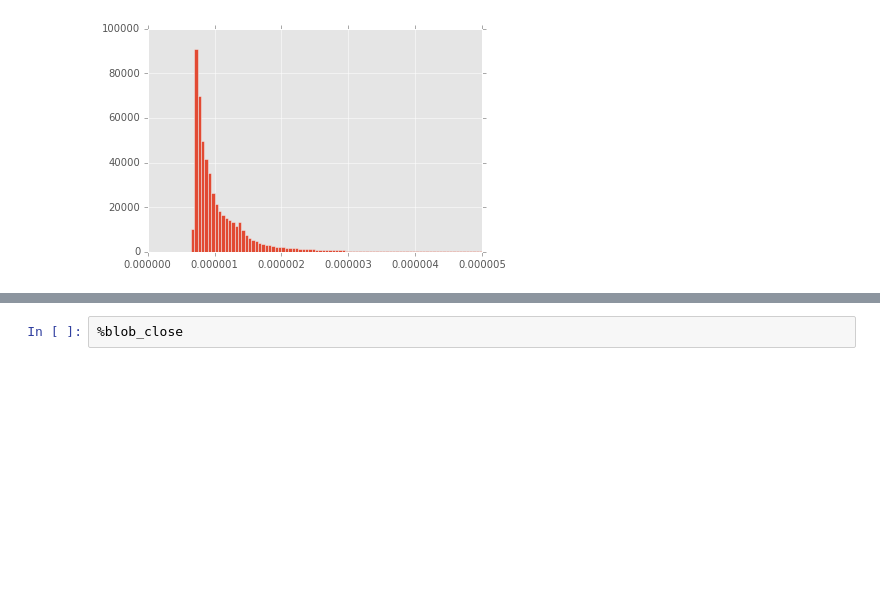
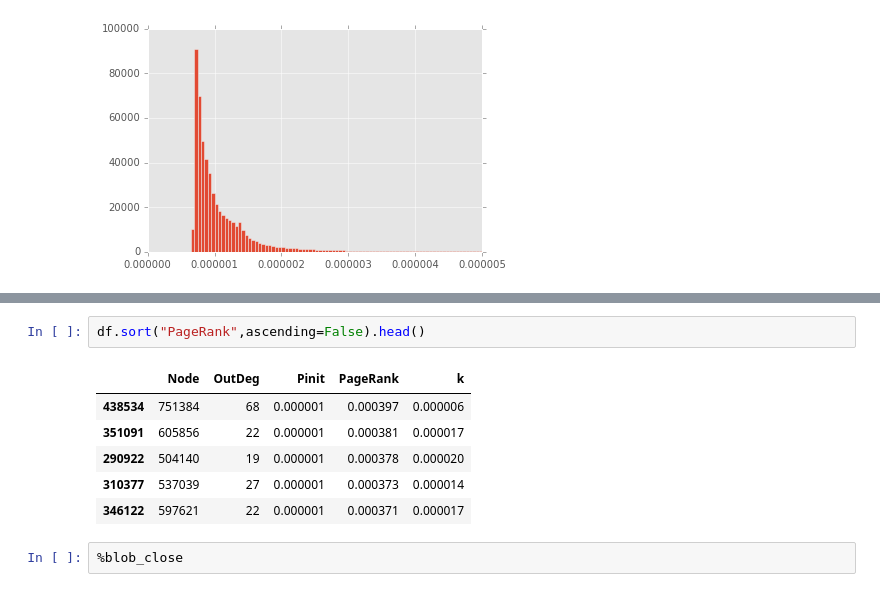
Before and after one commit to sdpython/ensae_teaching_cs, a Jupyter notebook: _doc/notebooks/notebook_eleves/2014_2015/2015_page_rank.ipynb, the cells around one changed output, grey strips where cells are left out. Saved outputs shown, nothing was run; the diff lists cells and outputs as text; blank space fills up the shorter version.

```diff
--- a/_doc/notebooks/notebook_eleves/2014_2015/2015_page_rank.ipynb
+++ b/_doc/notebooks/notebook_eleves/2014_2015/2015_page_rank.ipynb
@@ -334,3 +330,12 @@ df['PageRank'].hist(bins=100, range=(0,0.000005))
+# %%
+df.sort("PageRank",ascending=False).head()
+# %% [output]
+|  | Node | OutDeg | Pinit | PageRank | k |
+| 438534 | 751384 | 68 | 0.000001 | 0.000397 | 0.000006 |
+| 351091 | 605856 | 22 | 0.000001 | 0.000381 | 0.000017 |
+| 290922 | 504140 | 19 | 0.000001 | 0.000378 | 0.000020 |
+| 310377 | 537039 | 27 | 0.000001 | 0.000373 | 0.000014 |
+| 346122 | 597621 | 22 | 0.000001 | 0.000371 | 0.000017 |
 # %%
 %blob_close
 # %% [output]
```
Also changed, not shown: parts of 4 cells of this notebook, 1 other file.
